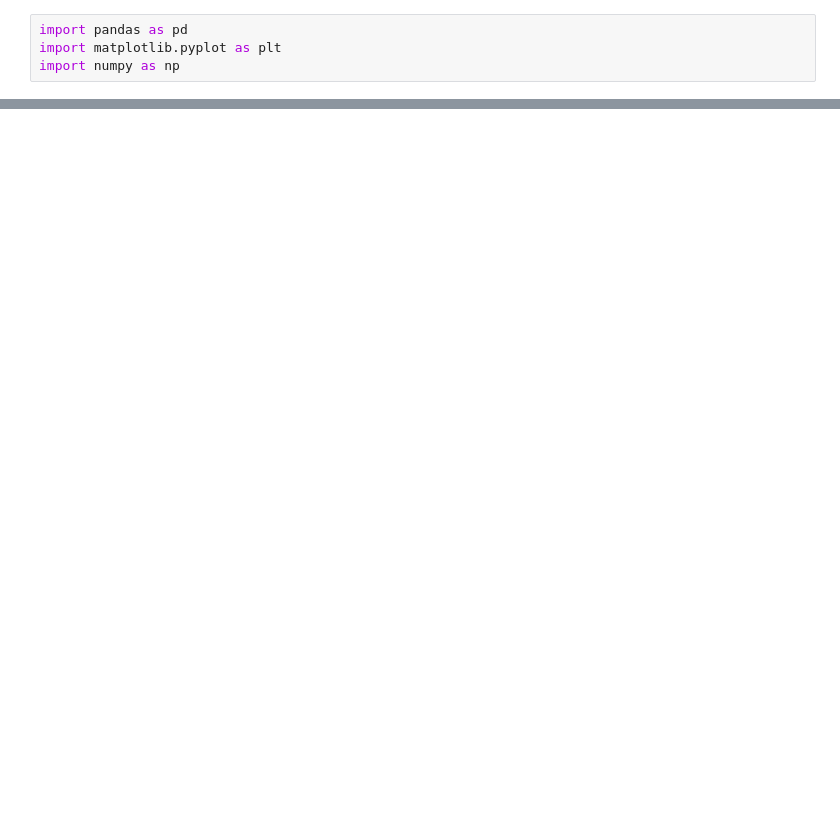
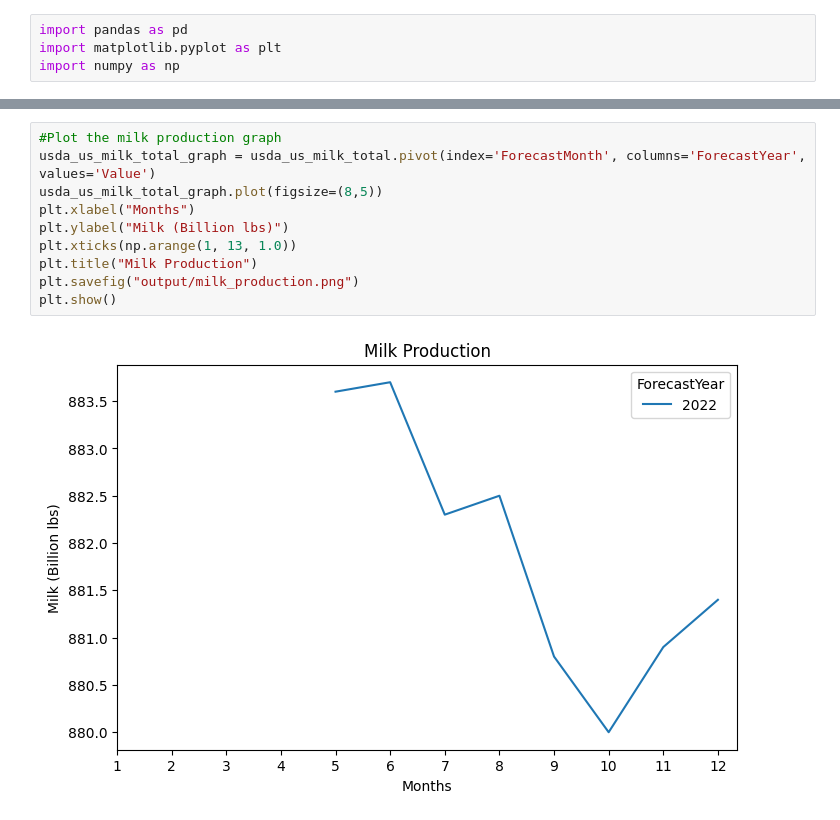
Before and after one commit to ajoyg/covid19_food_prod_impact, a Jupyter notebook: food_production_analysis/UDSA_Analysis.ipynb, the cells around one changed output, grey strips where cells are left out. Drawn from its saved outputs; the diff is of its cells as text; blank space fills up the shorter version.

```diff
--- a/food_production_analysis/UDSA_Analysis.ipynb
+++ b/food_production_analysis/UDSA_Analysis.ipynb
@@ -309,0 +193,12 @@ plt.savefig("output/total_poultry_production.png")
+# %%
+#Plot the milk production graph
+usda_us_milk_total_graph = usda_us_milk_total.pivot(index='ForecastMonth', columns='ForecastYear', values='Value')
+usda_us_milk_total_graph.plot(figsize=(8,5))
+plt.xlabel("Months")
+plt.ylabel("Milk (Billion lbs)")
+plt.xticks(np.arange(1, 13, 1.0))
+plt.title("Milk Production")
+plt.savefig("output/milk_production.png")
+plt.show()
+# %% [output]
+[figure, added]
```
Also changed, not shown: parts of 39 cells of this notebook, 10 other files.
